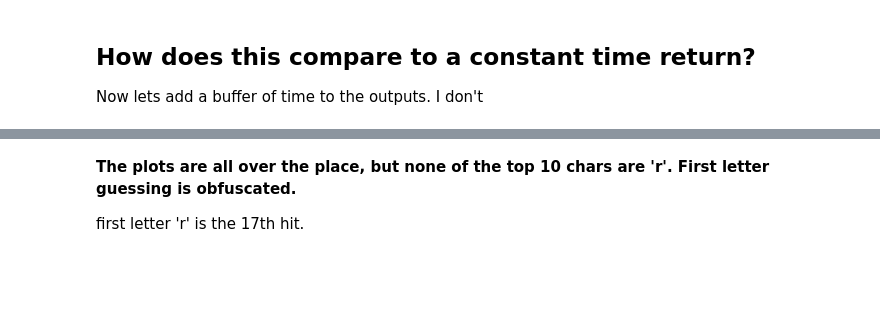
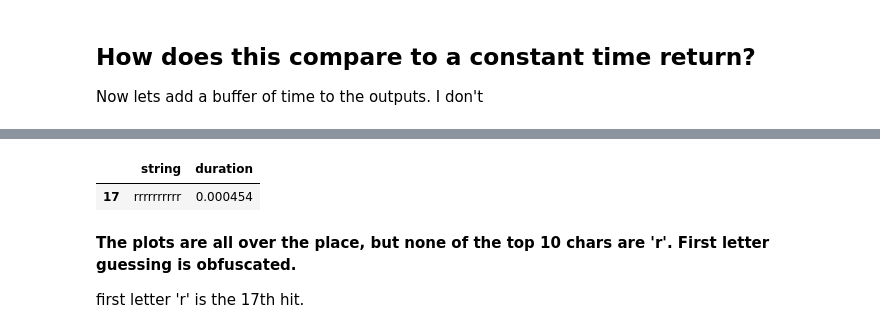
Before and after one commit to jsutch/strcmp_timing_attacks_demo, a Jupyter notebook: Examining Authentication Timing Side Channel Attacks with libc strcmp.ipynb, the cells around one changed output, grey strips where cells are left out. Saved outputs shown, nothing was run; the diff lists cells and outputs as text; code cells hidden in the pictures; blank space fills up the shorter version.

```diff
--- a/Examining Authentication Timing Side Channel Attacks with libc strcmp.ipynb
+++ b/Examining Authentication Timing Side Channel Attacks with libc strcmp.ipynb
@@ -612,3 +612,8 @@ sorted(stash11.items(), key=lambda x: x[1])[-10:]
+# %%
+df10[df10['string'] == 'rrrrrrrrrr']
+# %% [output]
+|  | string | duration |
+| 17 | rrrrrrrrrr | 0.000454 |
 # %%
 df11 = pd.DataFrame(stash11.items())
 # %%
```
Also changed, not shown: parts of 21 cells of this notebook.
